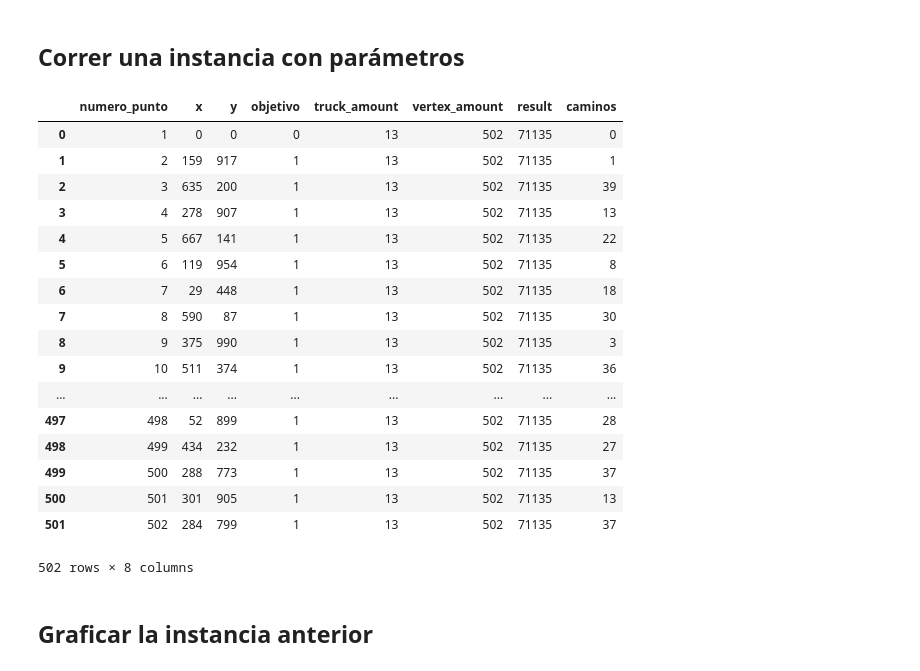
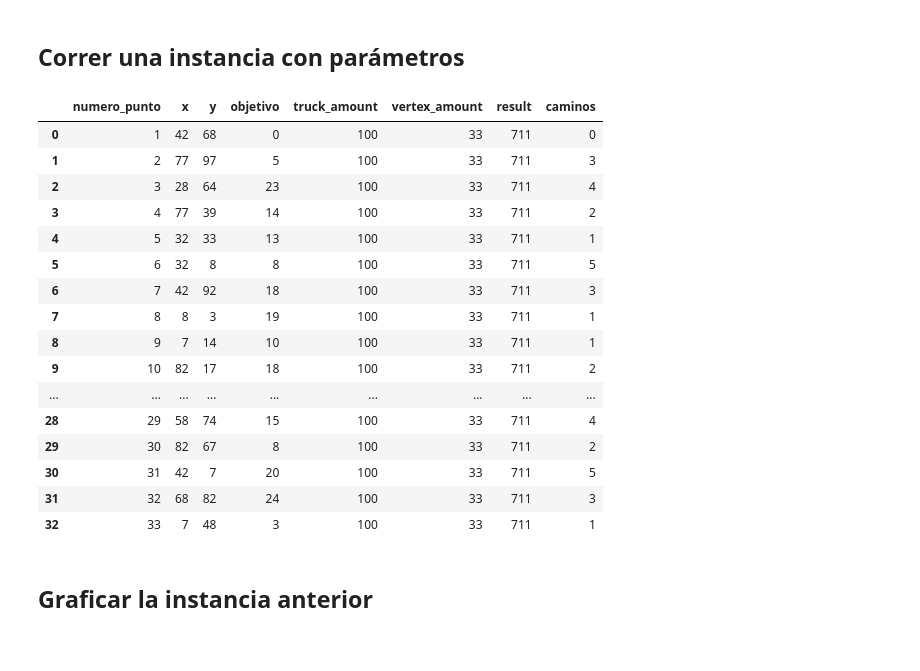
Before and after one commit to tingyingwu2010/uba-aed3-tp3-2c-2019, a Jupyter notebook: experimentacion/template_experimentación.ipynb, the cells around one changed output. Drawn from its saved outputs; the diff is of its cells as text; code cells hidden in the pictures.

```diff
--- a/experimentacion/template_experimentación.ipynb
+++ b/experimentacion/template_experimentación.ipynb
@@ -7,7 +7,7 @@ import matplotlib.pyplot as plt
 # %%
 EXECUTABLES_DIR = '../bin'
 ALGORITHM_FILENAME = 'cvrp_cws'
-INSTANCE_FILENAME = 'X-n502-k39'
+INSTANCE_FILENAME = 'A-n33-k5'
 INSTANCE_FILEPATH = 'instancias/%s.txt' % INSTANCE_FILENAME
 # %%
 def ruta_instancia(instancia):
@@ -107,31 +107,30 @@ def calcular_y_graficar(instancia, ejecutable):
     dataframe = cargar_informacion(file_name)
     results = correr_instancia(dataframe, ejecutable, file_name)
     dataframe = parsear_y_guardar(dataframe, results)
-    return dataframe
+    return dataframe, results
 # %% [markdown]
 ## Correr una instancia con parámetros
 # %%
-dataframe = calcular_y_graficar(INSTANCE_FILENAME, ALGORITHM_FILENAME)
+dataframe, results = calcular_y_graficar(INSTANCE_FILENAME, ALGORITHM_FILENAME)
 dataframe
 # %% [output]
 |  | numero_punto | x | y | objetivo | truck_amount | vertex_amount | result | caminos |
-| 0 | 1 | 0 | 0 | 0 | 13 | 502 | 71135 | 0 |
-| 1 | 2 | 159 | 917 | 1 | 13 | 502 | 71135 | 1 |
-| 2 | 3 | 635 | 200 | 1 | 13 | 502 | 71135 | 39 |
-| 3 | 4 | 278 | 907 | 1 | 13 | 502 | 71135 | 13 |
-| 4 | 5 | 667 | 141 | 1 | 13 | 502 | 71135 | 22 |
-| 5 | 6 | 119 | 954 | 1 | 13 | 502 | 71135 | 8 |
-| 6 | 7 | 29 | 448 | 1 | 13 | 502 | 71135 | 18 |
-| 7 | 8 | 590 | 87 | 1 | 13 | 502 | 71135 | 30 |
-| 8 | 9 | 375 | 990 | 1 | 13 | 502 | 71135 | 3 |
-| 9 | 10 | 511 | 374 | 1 | 13 | 502 | 71135 | 36 |
+| 0 | 1 | 42 | 68 | 0 | 100 | 33 | 711 | 0 |
+| 1 | 2 | 77 | 97 | 5 | 100 | 33 | 711 | 3 |
+| 2 | 3 | 28 | 64 | 23 | 100 | 33 | 711 | 4 |
+| 3 | 4 | 77 | 39 | 14 | 100 | 33 | 711 | 2 |
+| 4 | 5 | 32 | 33 | 13 | 100 | 33 | 711 | 1 |
+| 5 | 6 | 32 | 8 | 8 | 100 | 33 | 711 | 5 |
+| 6 | 7 | 42 | 92 | 18 | 100 | 33 | 711 | 3 |
+| 7 | 8 | 8 | 3 | 19 | 100 | 33 | 711 | 1 |
+| 8 | 9 | 7 | 14 | 10 | 100 | 33 | 711 | 1 |
+| 9 | 10 | 82 | 17 | 18 | 100 | 33 | 711 | 2 |
 | ... | ... | ... | ... | ... | ... | ... | ... | ... |
-| 497 | 498 | 52 | 899 | 1 | 13 | 502 | 71135 | 28 |
-| 498 | 499 | 434 | 232 | 1 | 13 | 502 | 71135 | 27 |
-| 499 | 500 | 288 | 773 | 1 | 13 | 502 | 71135 | 37 |
-| 500 | 501 | 301 | 905 | 1 | 13 | 502 | 71135 | 13 |
-| 501 | 502 | 284 | 799 | 1 | 13 | 502 | 71135 | 37 |
+| 28 | 29 | 58 | 74 | 15 | 100 | 33 | 711 | 4 |
+| 29 | 30 | 82 | 67 | 8 | 100 | 33 | 711 | 2 |
+| 30 | 31 | 42 | 7 | 20 | 100 | 33 | 711 | 5 |
+| 31 | 32 | 68 | 82 | 24 | 100 | 33 | 711 | 3 |
+| 32 | 33 | 7 | 48 | 3 | 100 | 33 | 711 | 1 |
-502 rows × 8 columns
 # %% [markdown]
 ## Graficar la instancia anterior
 # %%
```
Also changed, not shown: parts of 5 cells of this notebook, 18 other files.
